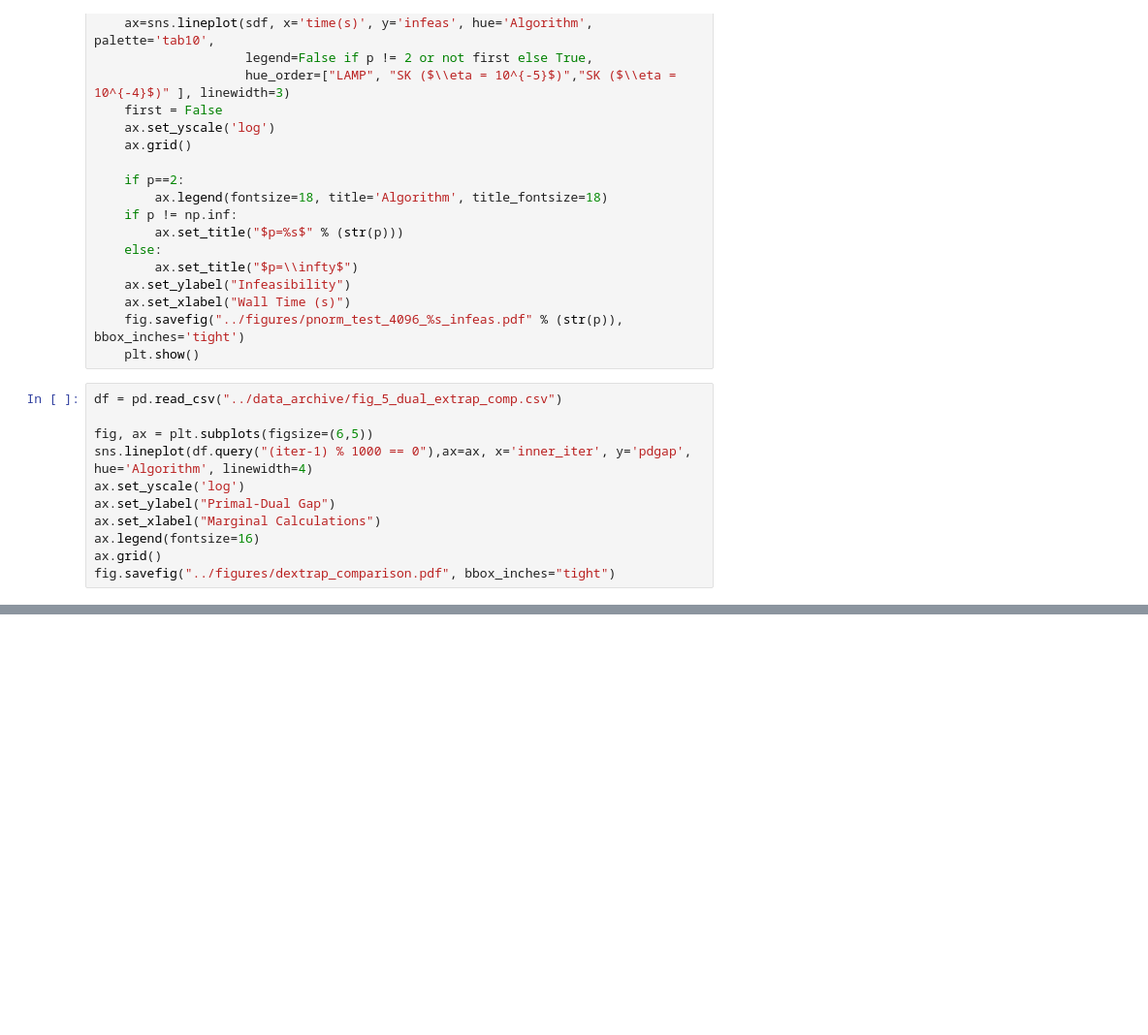
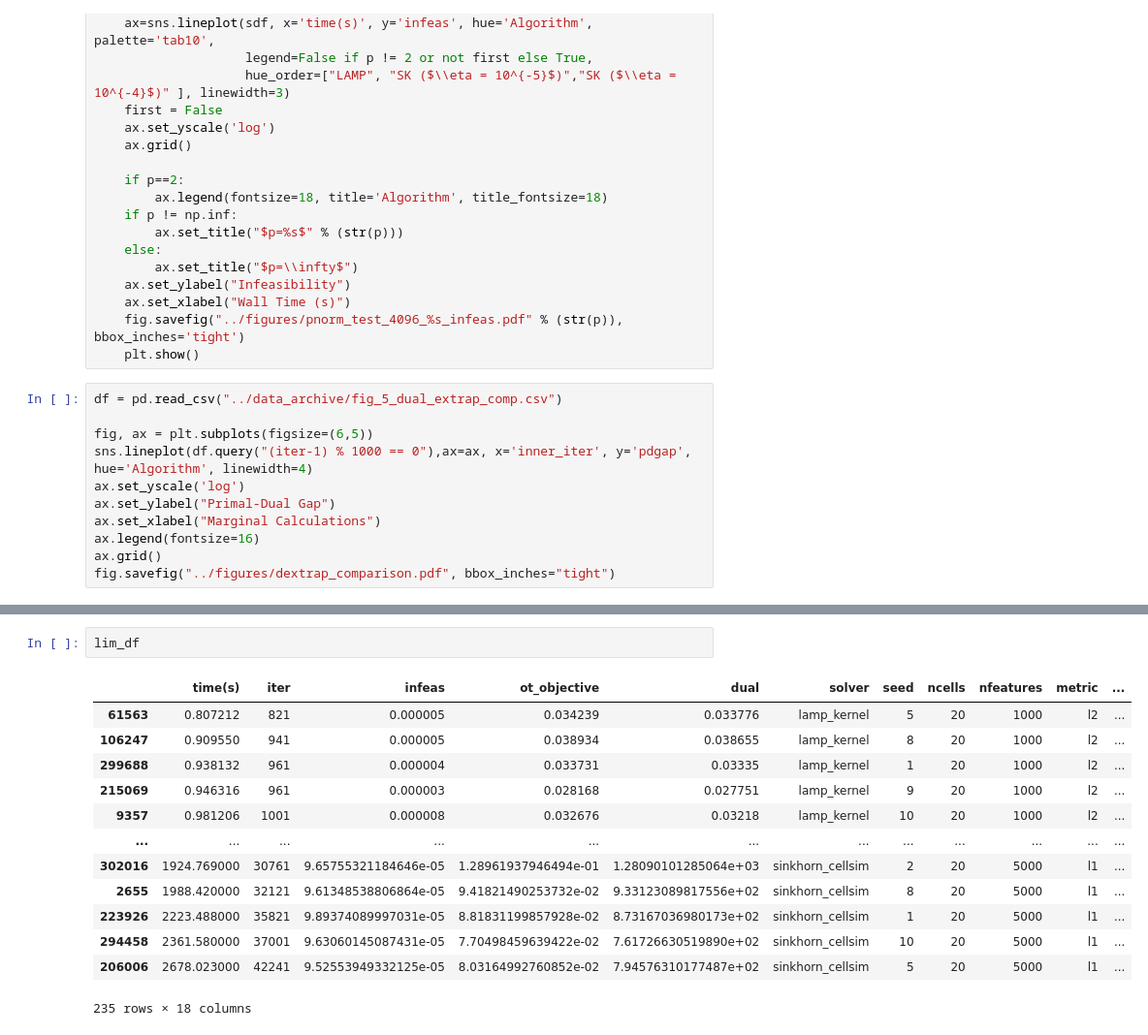
Before and after one commit to mxburns2022/CuDXG.jl, a Jupyter notebook: experiments/make_figures.ipynb, the cells around one changed output, grey strips where cells are left out. Shown at 97% size. Drawn from its saved outputs; the diff is of its cells as text; blank space fills up the shorter version.

```diff
--- a/experiments/make_figures.ipynb
+++ b/experiments/make_figures.ipynb
@@ -215,0 +246,16 @@ fig.savefig("../figures/UPDATED_REBUTTAL_cell_similarity_n5000.pdf", bbox_inches
+# %%
+lim_df
+# %% [output]
+|  | time(s) | iter | infeas | ot_objective | dual | solver | seed | ncells | nfeatures | metric | ... |
+| 61563 | 0.807212 | 821 | 0.000005 | 0.034239 | 0.033776 | lamp_kernel | 5 | 20 | 1000 | l2 | ... |
+| 106247 | 0.909550 | 941 | 0.000005 | 0.038934 | 0.038655 | lamp_kernel | 8 | 20 | 1000 | l2 | ... |
+| 299688 | 0.938132 | 961 | 0.000004 | 0.033731 | 0.03335 | lamp_kernel | 1 | 20 | 1000 | l2 | ... |
+| 215069 | 0.946316 | 961 | 0.000003 | 0.028168 | 0.027751 | lamp_kernel | 9 | 20 | 1000 | l2 | ... |
+| 9357 | 0.981206 | 1001 | 0.000008 | 0.032676 | 0.03218 | lamp_kernel | 10 | 20 | 1000 | l2 | ... |
+| ... | ... | ... | ... | ... | ... | ... | ... | ... | ... | ... | ... |
+| 302016 | 1924.769000 | 30761 | 9.65755321184646e-05 | 1.28961937946494e-01 | 1.28090101285064e+03 | sinkhorn_cellsim | 2 | 20 | 5000 | l1 | ... |
+| 2655 | 1988.420000 | 32121 | 9.61348538806864e-05 | 9.41821490253732e-02 | 9.33123089817556e+02 | sinkhorn_cellsim | 8 | 20 | 5000 | l1 | ... |
+| 223926 | 2223.488000 | 35821 | 9.89374089997031e-05 | 8.81831199857928e-02 | 8.73167036980173e+02 | sinkhorn_cellsim | 1 | 20 | 5000 | l1 | ... |
+| 294458 | 2361.580000 | 37001 | 9.63060145087431e-05 | 7.70498459639422e-02 | 7.61726630519890e+02 | sinkhorn_cellsim | 10 | 20 | 5000 | l1 | ... |
+| 206006 | 2678.023000 | 42241 | 9.52553949332125e-05 | 8.03164992760852e-02 | 7.94576310177487e+02 | sinkhorn_cellsim | 5 | 20 | 5000 | l1 | ... |
+235 rows × 18 columns
```
Also changed, not shown: parts of 3 cells of this notebook, 23 other files.
